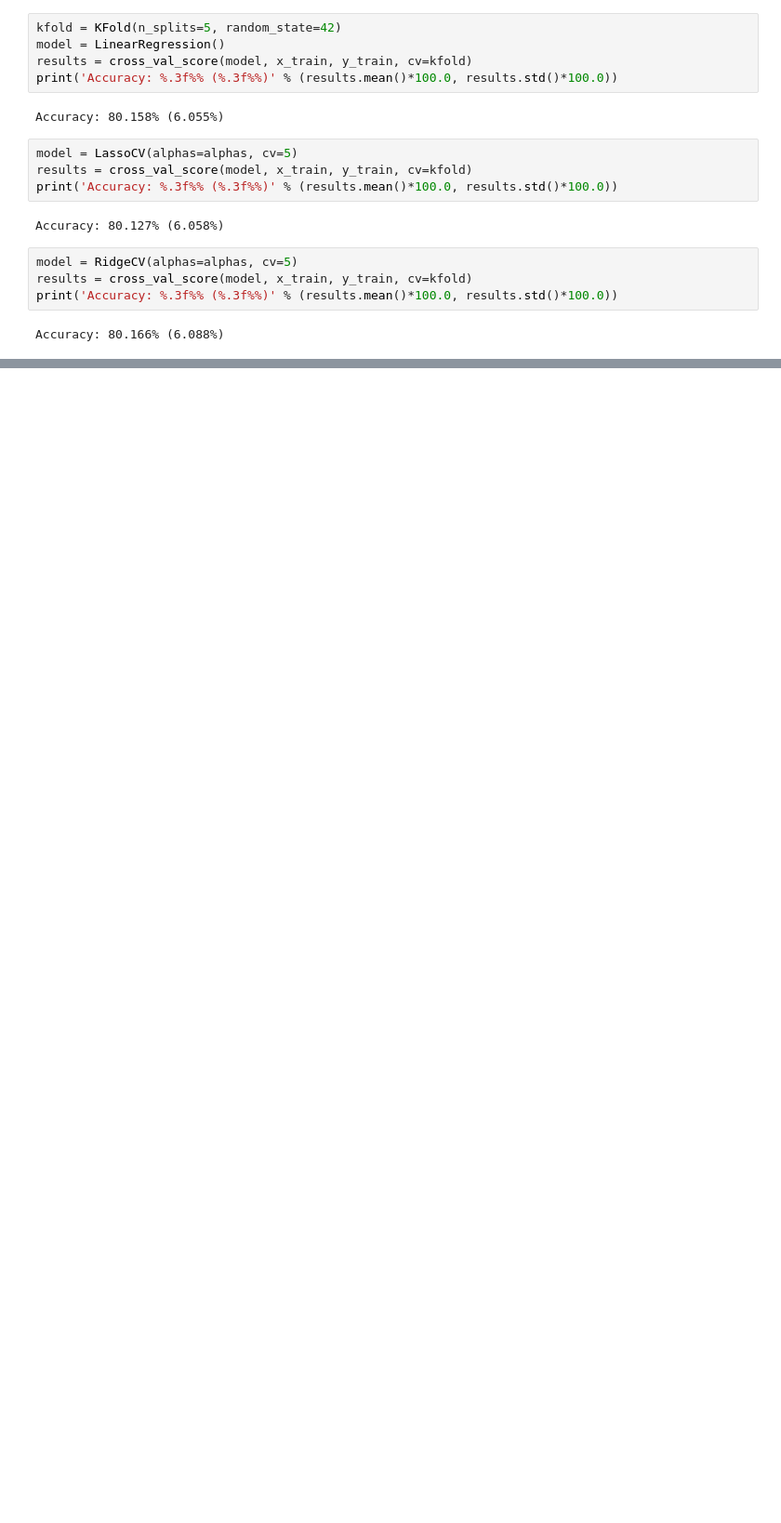
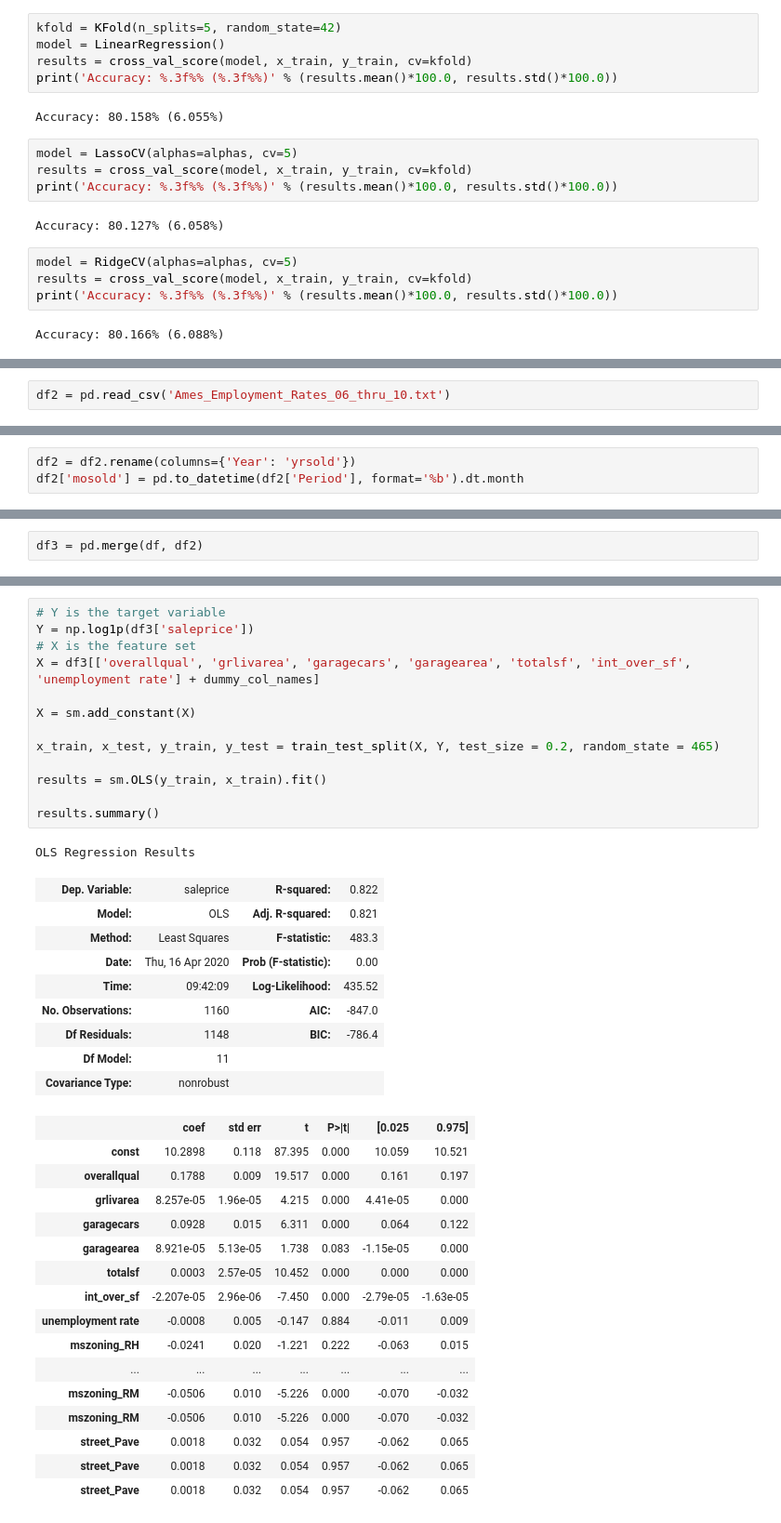
Before and after one commit to Taslack/Thinkful, a Jupyter notebook: Module 18/Checkpoint 8/Challenge.ipynb, the cells around one changed output, grey strips where cells are left out. Shown at 93% size. Drawn from its saved outputs; the diff is of its cells as text; blank space fills up the shorter version.

```diff
--- a/Module 18/Checkpoint 8/Challenge.ipynb
+++ b/Module 18/Checkpoint 8/Challenge.ipynb
@@ -746,0 +747,2 @@ array([2008, 2007, 2006, 2009, 2010], dtype=int64)
+# %%
+df2 = pd.read_csv('Ames_Employment_Rates_06_thru_10.txt')
@@ -746,0 +763,3 @@ array([2008, 2007, 2006, 2009, 2010], dtype=int64)
+# %%
+df2 = df2.rename(columns={'Year': 'yrsold'})
+df2['mosold'] = pd.to_datetime(df2['Period'], format='%b').dt.month
@@ -746,0 +775,2 @@ array([2008, 2007, 2006, 2009, 2010], dtype=int64)
+# %%
+df3 = pd.merge(df, df2)
@@ -746,0 +779,40 @@ array([2008, 2007, 2006, 2009, 2010], dtype=int64)
+# %%
+# Y is the target variable
+Y = np.log1p(df3['saleprice'])
+# X is the feature set
+X = df3[['overallqual', 'grlivarea', 'garagecars', 'garagearea', 'totalsf', 'int_over_sf', 'unemployment rate'] + dummy_col_names]
+
+X = sm.add_constant(X)
+
+x_train, x_test, y_train, y_test = train_test_split(X, Y, test_size = 0.2, random_state = 465)
+
+results = sm.OLS(y_train, x_train).fit()
+
+results.summary()
+# %% [output]
+OLS Regression Results
+| Dep. Variable: | saleprice | R-squared: | 0.822 |
+| Model: | OLS | Adj. R-squared: | 0.821 |
+| Method: | Least Squares | F-statistic: | 483.3 |
+| Date: | Thu, 16 Apr 2020 | Prob (F-statistic): | 0.00 |
+| Time: | 09:42:09 | Log-Likelihood: | 435.52 |
+| No. Observations: | 1160 | AIC: | -847.0 |
+| Df Residuals: | 1148 | BIC: | -786.4 |
+| Df Model: | 11 |  |  |
+| Covariance Type: | nonrobust |  |  |
+|  | coef | std err | t | P>|t| | [0.025 | 0.975] |
+| const | 10.2898 | 0.118 | 87.395 | 0.000 | 10.059 | 10.521 |
+| overallqual | 0.1788 | 0.009 | 19.517 | 0.000 | 0.161 | 0.197 |
+| grlivarea | 8.257e-05 | 1.96e-05 | 4.215 | 0.000 | 4.41e-05 | 0.000 |
+| garagecars | 0.0928 | 0.015 | 6.311 | 0.000 | 0.064 | 0.122 |
+| garagearea | 8.921e-05 | 5.13e-05 | 1.738 | 0.083 | -1.15e-05 | 0.000 |
+| totalsf | 0.0003 | 2.57e-05 | 10.452 | 0.000 | 0.000 | 0.000 |
+| int_over_sf | -2.207e-05 | 2.96e-06 | -7.450 | 0.000 | -2.79e-05 | -1.63e-05 |
+| unemployment rate | -0.0008 | 0.005 | -0.147 | 0.884 | -0.011 | 0.009 |
+| mszoning_RH | -0.0241 | 0.020 | -1.221 | 0.222 | -0.063 | 0.015 |
+| ... | ... | ... | ... | ... | ... | ... |
+| mszoning_RM | -0.0506 | 0.010 | -5.226 | 0.000 | -0.070 | -0.032 |
+| mszoning_RM | -0.0506 | 0.010 | -5.226 | 0.000 | -0.070 | -0.032 |
+| street_Pave | 0.0018 | 0.032 | 0.054 | 0.957 | -0.062 | 0.065 |
+| street_Pave | 0.0018 | 0.032 | 0.054 | 0.957 | -0.062 | 0.065 |
+| street_Pave | 0.0018 | 0.032 | 0.054 | 0.957 | -0.062 | 0.065 |
```
Also changed, not shown: parts of 15 cells of this notebook, 1 other file.
